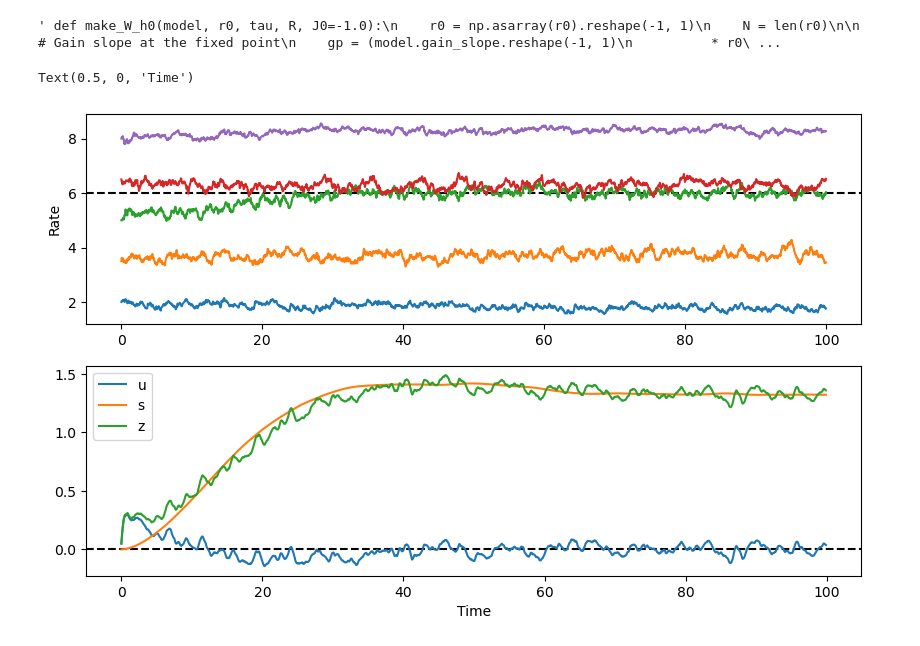
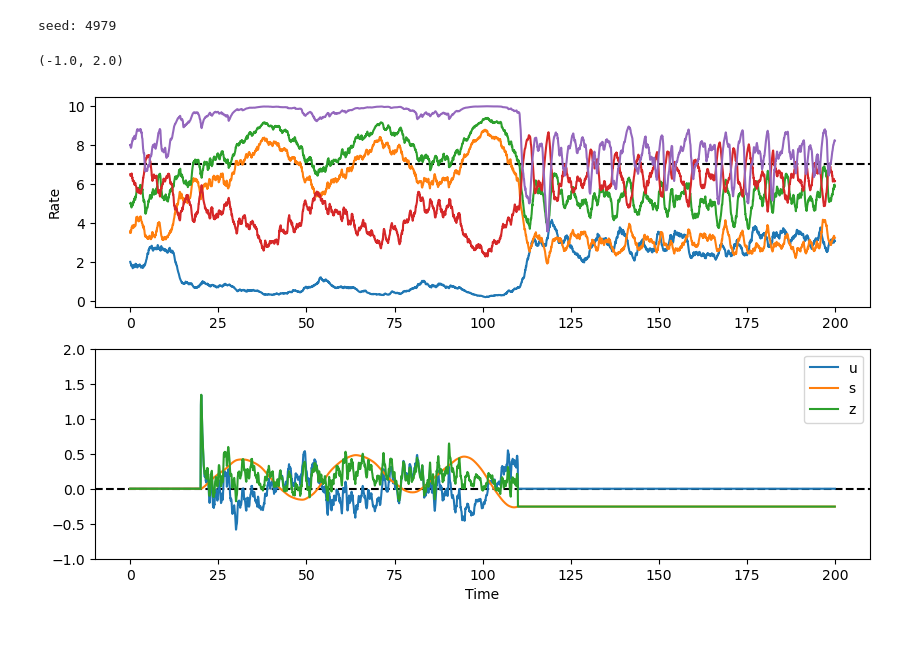
Before and after one commit to niknovikov19/resp-predictor, a Jupyter notebook: ctrl_test.ipynb, the cells around one changed output. Saved outputs shown, nothing was run; the diff lists cells and outputs as text; code cells hidden in the pictures.

```diff
--- a/ctrl_test.ipynb
+++ b/ctrl_test.ipynb
@@ -6,30 +6,19 @@ import xarray as xr
 from eig_utils import random_W_real
 from rate_model import RateModelWC
 from rate_controller import RateControllerLin
-# %%
-""" def make_W_h0(model, r0, tau, R, J0=-1.0):
-    r0 = np.asarray(r0).reshape(-1, 1)
-    N = len(r0)
-
-    # Gain slope at the fixed point
-    gp = (model.gain_slope.reshape(-1, 1)
-          * r0
-          * (1 - r0 / model.rmax.reshape(-1, 1)))
-    Ginv = np.diag(1 / gp.ravel())
-
-    # Random Jacobian with spectral radius R
-    J = random_W_real(N, R=R) + J0 * np.eye(N)
-
-    # Solve for W from J = (G W - I)/tau
-    W = Ginv @ (np.eye(N) + tau * J)
-
-    # Constant input making r0 a fixed point
-    h0 = model.gain_inv(r0) - W @ r0
-    return W, h0, J """
-# %% [output]
-' def make_W_h0(model, r0, tau, R, J0=-1.0):\n    r0 = np.asarray(r0).reshape(-1, 1)\n    N = len(r0)\n\n    # Gain slope at the fixed point\n    gp = (model.gain_slope.reshape(-1, 1)\n          * r0\ ...
 # %%
-#np.random.seed(114)
+seed = np.random.randint(10000)
+seed = 4979
+np.random.seed(seed)
+print(f"seed: {seed}")
+
+#r0_target = 7, pop_ctrl = 2
+# 3806
+# 334
+#r0_target = 3, pop_ctrl = 2
+# 5778
+#r0_target = 7, pop_ctrl = 1
+# 4979
 
 # Num. populations
 N = 5
@@ -41,16 +30,11 @@ rho = 0.9  # spectral radius
 r0 = np.linspace(2, 8, N).reshape(-1, 1)
 
 # Model
-""" dummy_W = np.zeros((N, N))
-model = RateModelWC(
-    dummy_W, tau=tau, rmax=10, gain_slope=0.5, gain_center=0)
-W, h0, J = make_W_h0(model, r0, tau, rho)
-model.W = W """
 model, h0, J = RateModelWC.from_steady_state(
     r0, tau=tau, rmax=10, gain_slope=0.5, gain_center=0, R=rho)
 
 # Simulation params
-T = 100
+T = 200
 dt = 0.05
 nsteps = int(T / dt)
 
@@ -60,20 +44,23 @@ H = h0 + sigma_h * np.random.randn(N, nsteps) / np.sqrt(dt)
 
 # Initial state
 r_start = r0.copy()
+# %% [output]
+seed: 4979
 # %%
 # Target rate
-r0_target = 6
-pop_ctrl = 2
+r0_target = 7
+pop_ctrl = 1
 
 # Rate controller
 ctrl_par = {
-    'taum': 5,
-    'ks': 0.1,
-    'tauu': 0.5,
-    'ku': 0.5
+    'taum': 1,
+    'ks': 0.05,
+    'tauu': 0.1,
+    'ku': 1
 }
 ctrl = RateControllerLin(r0_target, **ctrl_par)
-ctrl.begin(dt, nsteps, sim_res_type='full')
+ctrl.begin(dt, nsteps, sim_res_type='full',
+           activate_t=20, lock_t=110)
 
 def rate_fb(r):
     r_ = np.asarray(r[[pop_ctrl]])
@@ -81,32 +68,33 @@ def rate_fb(r):
     z = np.zeros_like(r)
     z[pop_ctrl] = z_
     return z
 
 # Run simulation
 R = model.run(
     H, r_start, dt, nsteps,
     fb_proc=rate_fb
 )
 tt = R.coords['time']
 
 # Plot result
 plt.figure(figsize=(10, 6))
 
 plt.subplot(2, 1, 1)
 for n in range(N):
     if n == pop_ctrl:
         plt.axhline(r0_target, ls='--', color='k')
     plt.plot(tt, R.isel(pop=n))
 #plt.xlabel('Time')
 plt.ylabel('Rate')
 
 plt.subplot(2, 1, 2)
 plt.axhline(0, ls='--', color='k')
 for k in ('u', 's', 'z'):
     vv = ctrl.state_xr[k].squeeze()
     plt.plot(tt[:-1], vv[:-1], label=k)
 plt.legend()
 plt.xlabel('Time')
+plt.ylim(-1, 2)
 # %% [output]
-Text(0.5, 0, 'Time')
+(-1.0, 2.0)
-[figure, old version]
+[figure, new version]
```
Also changed, not shown: 7 other files.
